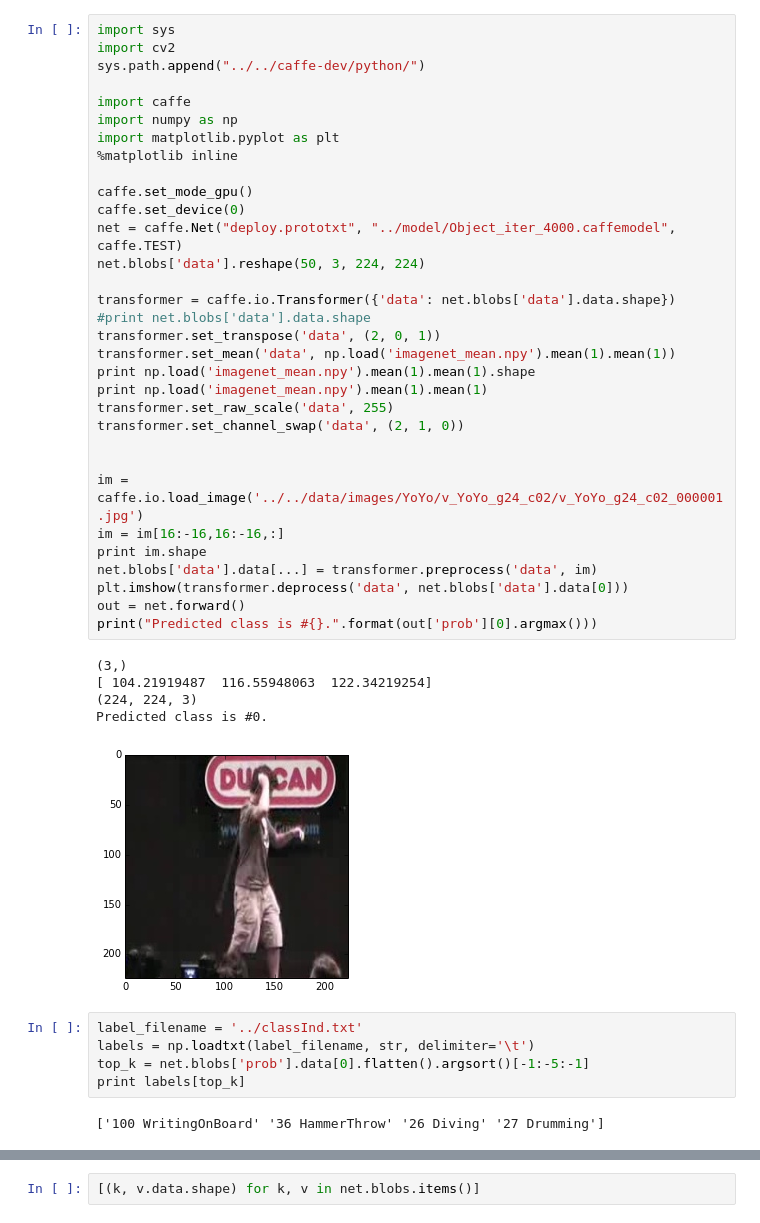
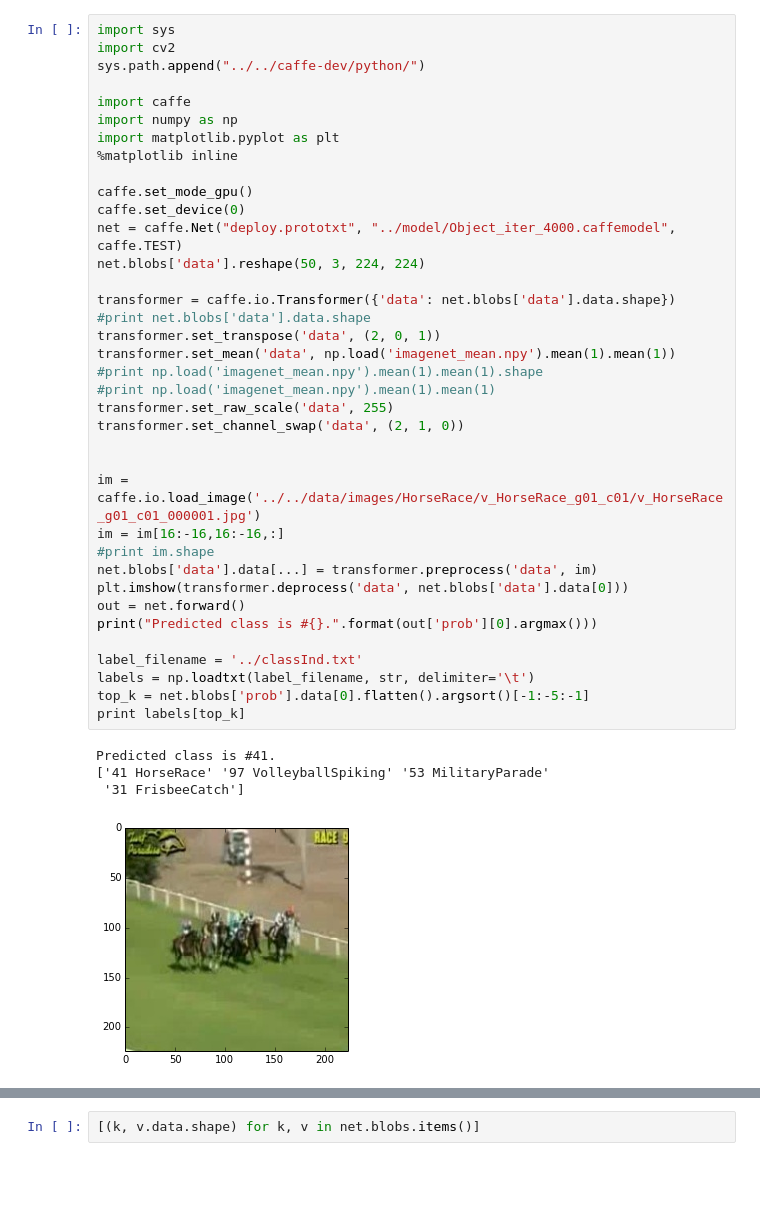
Before and after one commit to Rangozhang/Action_recognition_scripts_UCF101, a Jupyter notebook: object/test.ipynb, the cells around one changed output, grey strips where cells are left out. Drawn from its saved outputs; the diff is of its cells as text; blank space fills up the shorter version.

```diff
--- a/object/test.ipynb
+++ b/object/test.ipynb
@@ -1,45 +1,42 @@
 # %%
 import sys
 import cv2
 sys.path.append("../../caffe-dev/python/")
 
 import caffe
 import numpy as np
 import matplotlib.pyplot as plt
 %matplotlib inline
 
 caffe.set_mode_gpu()
 caffe.set_device(0)
 net = caffe.Net("deploy.prototxt", "../model/Object_iter_4000.caffemodel", caffe.TEST)
 net.blobs['data'].reshape(50, 3, 224, 224)
 
 transformer = caffe.io.Transformer({'data': net.blobs['data'].data.shape})
 #print net.blobs['data'].data.shape
 transformer.set_transpose('data', (2, 0, 1))
 transformer.set_mean('data', np.load('imagenet_mean.npy').mean(1).mean(1))
-print np.load('imagenet_mean.npy').mean(1).mean(1).shape
-print np.load('imagenet_mean.npy').mean(1).mean(1)
+#print np.load('imagenet_mean.npy').mean(1).mean(1).shape
+#print np.load('imagenet_mean.npy').mean(1).mean(1)
 transformer.set_raw_scale('data', 255)
 transformer.set_channel_swap('data', (2, 1, 0))
 
 
-im = caffe.io.load_image('../../data/images/YoYo/v_YoYo_g24_c02/v_YoYo_g24_c02_000001.jpg')
+im = caffe.io.load_image('../../data/images/HorseRace/v_HorseRace_g01_c01/v_HorseRace_g01_c01_000001.jpg')
 im = im[16:-16,16:-16,:]
-print im.shape
+#print im.shape
 net.blobs['data'].data[...] = transformer.preprocess('data', im)
 plt.imshow(transformer.deprocess('data', net.blobs['data'].data[0]))
 out = net.forward()
 print("Predicted class is #{}.".format(out['prob'][0].argmax()))
+
+label_filename = '../classInd.txt'
+labels = np.loadtxt(label_filename, str, delimiter='\t')
+top_k = net.blobs['prob'].data[0].flatten().argsort()[-1:-5:-1]
+print labels[top_k]
 # %% [output]
-(3,)
-[ 104.21919487  116.55948063  122.34219254]
-(224, 224, 3)
-Predicted class is #0.
+Predicted class is #41.
+['41 HorseRace' '97 VolleyballSpiking' '53 MilitaryParade'
+ '31 FrisbeeCatch']
-[figure, old version]
+[figure, new version]
-# %%
-label_filename = '../classInd.txt'
-labels = np.loadtxt(label_filename, str, delimiter='\t')
-top_k = net.blobs['prob'].data[0].flatten().argsort()[-1:-5:-1]
-print labels[top_k]
-# %% [output]
-['100 WritingOnBoard' '36 HammerThrow' '26 Diving' '27 Drumming']
```
Also changed, not shown: parts of 4 cells of this notebook.
